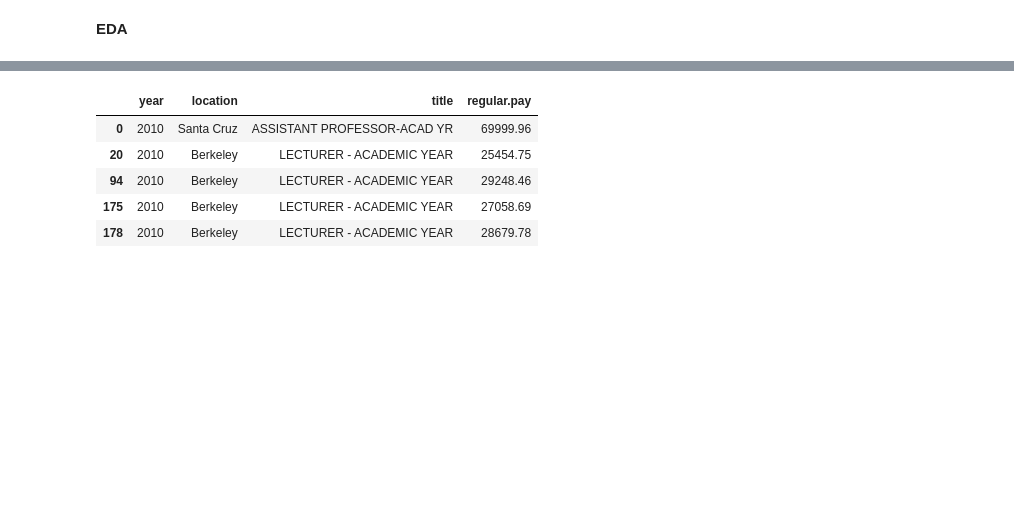
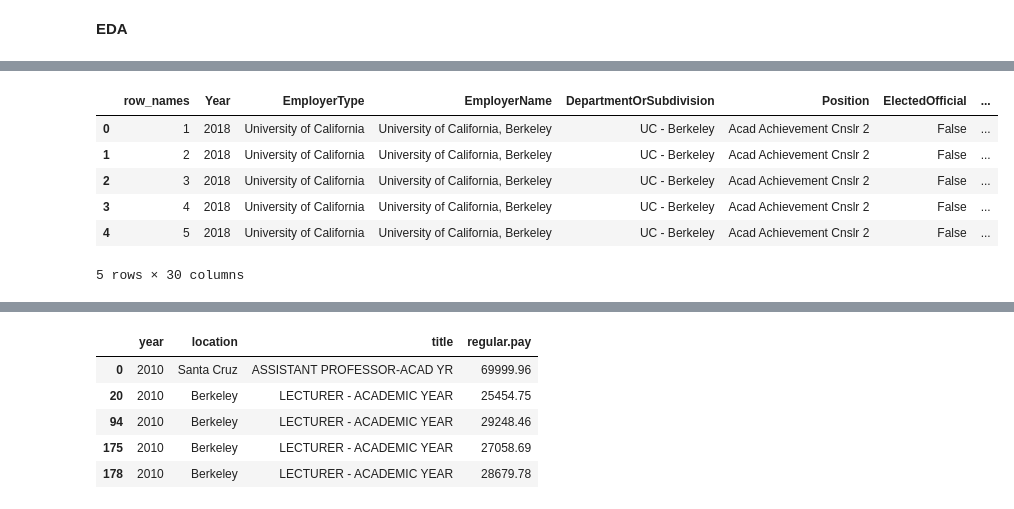
Before and after one commit to nilsberzins/stat-405-final, a Jupyter notebook: EDA405.ipynb, the cells around one changed output, grey strips where cells are left out. Saved outputs shown, nothing was run; the diff lists cells and outputs as text; code cells hidden in the pictures; blank space fills up the shorter version.

```diff
--- a/EDA405.ipynb
+++ b/EDA405.ipynb
@@ -86,0 +107,12 @@ full_data.head()
+# %%
+#ignore for now
+df = pd.read_sql("SELECT * FROM `2018_UC_salaries_data` LIMIT 5;", con=connection)
+df.head()
+# %% [output]
+|  | row_names | Year | EmployerType | EmployerName | DepartmentOrSubdivision | Position | ElectedOfficial | ... |
+| 0 | 1 | 2018 | University of California | University of California, Berkeley | UC - Berkeley | Acad Achievement Cnslr 2 | False | ... |
+| 1 | 2 | 2018 | University of California | University of California, Berkeley | UC - Berkeley | Acad Achievement Cnslr 2 | False | ... |
+| 2 | 3 | 2018 | University of California | University of California, Berkeley | UC - Berkeley | Acad Achievement Cnslr 2 | False | ... |
+| 3 | 4 | 2018 | University of California | University of California, Berkeley | UC - Berkeley | Acad Achievement Cnslr 2 | False | ... |
+| 4 | 5 | 2018 | University of California | University of California, Berkeley | UC - Berkeley | Acad Achievement Cnslr 2 | False | ... |
+5 rows × 30 columns
```
Also changed, not shown: parts of 12 cells of this notebook.
